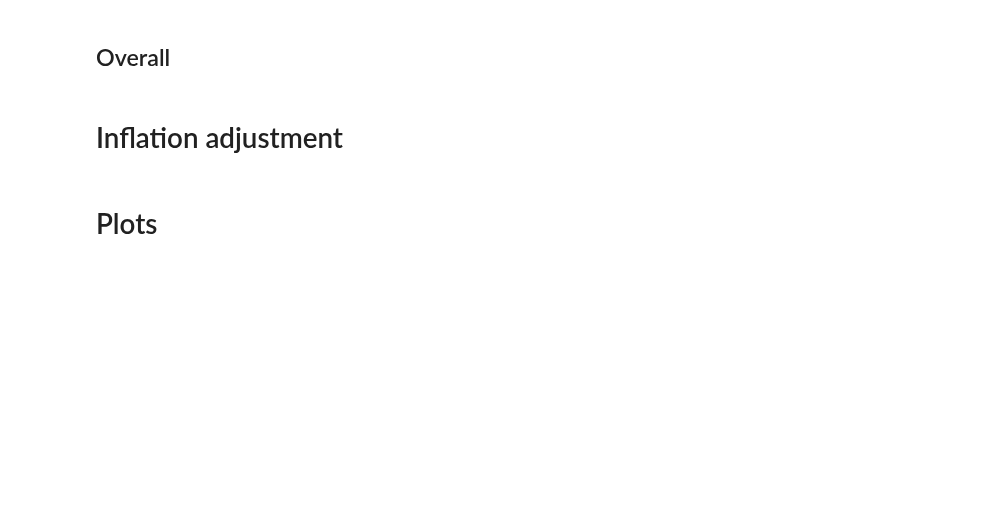
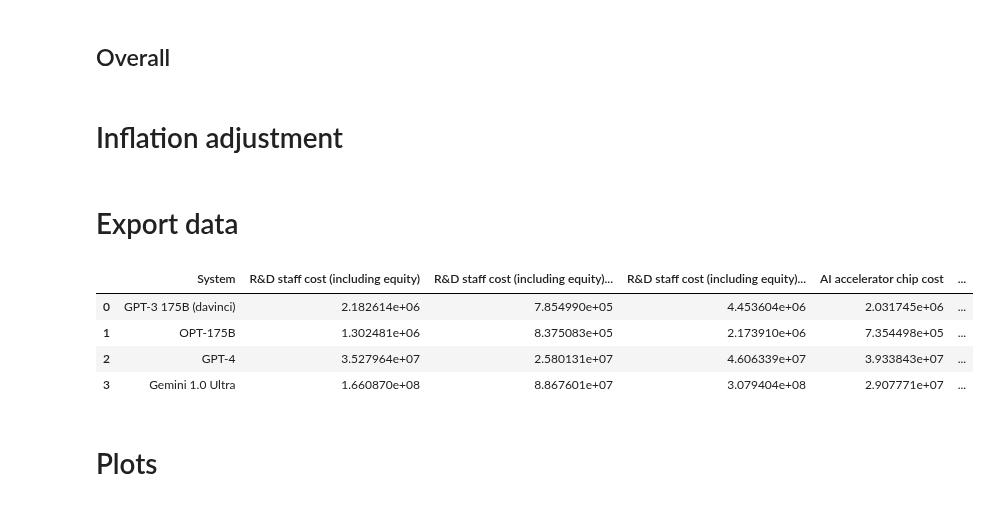
Before and after one commit to epoch-research/training-cost-trends, a Jupyter notebook: development_cost.ipynb, the cells around one changed output. Cells and saved outputs as stored; diff of their text form; code cells hidden in the pictures; blank space fills up the shorter version.

Commit message:
Save development cost data

```diff
--- a/development_cost.ipynb
+++ b/development_cost.ipynb
@@ -1737,3 +1737,27 @@ for model in cost_data:
         publication_date = frontier_pcd_df.loc[frontier_pcd_df['System'] == model, 'Publication date'].values[0]
         value = cost_data[model][cost_component]
         cost_data[model][cost_component] = adjust_value_for_inflation(value, 'data/PCU518210518210.csv', publication_date, '2023-12-01')
+# %% [markdown]
+# Export data
+# %%
+rows = []
+for model in models:
+    component_costs = {'System': model}
+    for component in cost_component_names:
+        y = np.median(cost_data[model][component])
+        y_low = np.percentile(cost_data[model][component], 2.5)
+        y_high = np.percentile(cost_data[model][component], 97.5)
+        component_costs.update({
+            component: y,
+            component + ' (2.5th percentile)': y_low,
+            component + ' (97.5th percentile)': y_high
+        })
+    rows.append(component_costs)
+dev_cost_df = pd.DataFrame(rows)
+dev_cost_df
+# %% [output]
+|  | System | R&D staff cost (including equity) | R&D staff cost (including equity)... | R&D staff cost (including equity)... | AI accelerator chip cost | ... |
+| 0 | GPT-3 175B (davinci) | 2.182614e+06 | 7.854990e+05 | 4.453604e+06 | 2.031745e+06 | ... |
+| 1 | OPT-175B | 1.302481e+06 | 8.375083e+05 | 2.173910e+06 | 7.354498e+05 | ... |
+| 2 | GPT-4 | 3.527964e+07 | 2.580131e+07 | 4.606339e+07 | 3.933843e+07 | ... |
+| 3 | Gemini 1.0 Ultra | 1.660870e+08 | 8.867601e+07 | 3.079404e+08 | 2.907771e+07 | ... |
```
Also changed, not shown: parts of 1 cell of this notebook.
